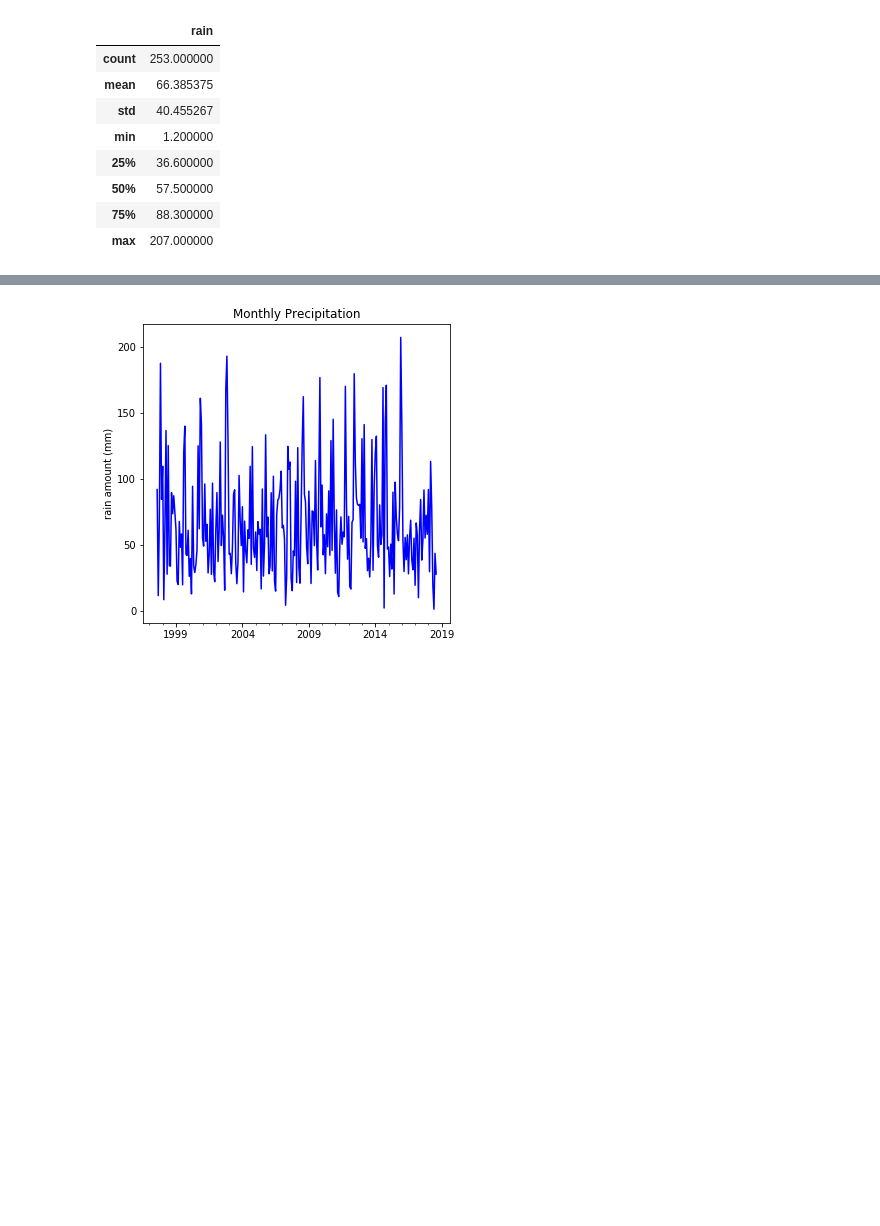
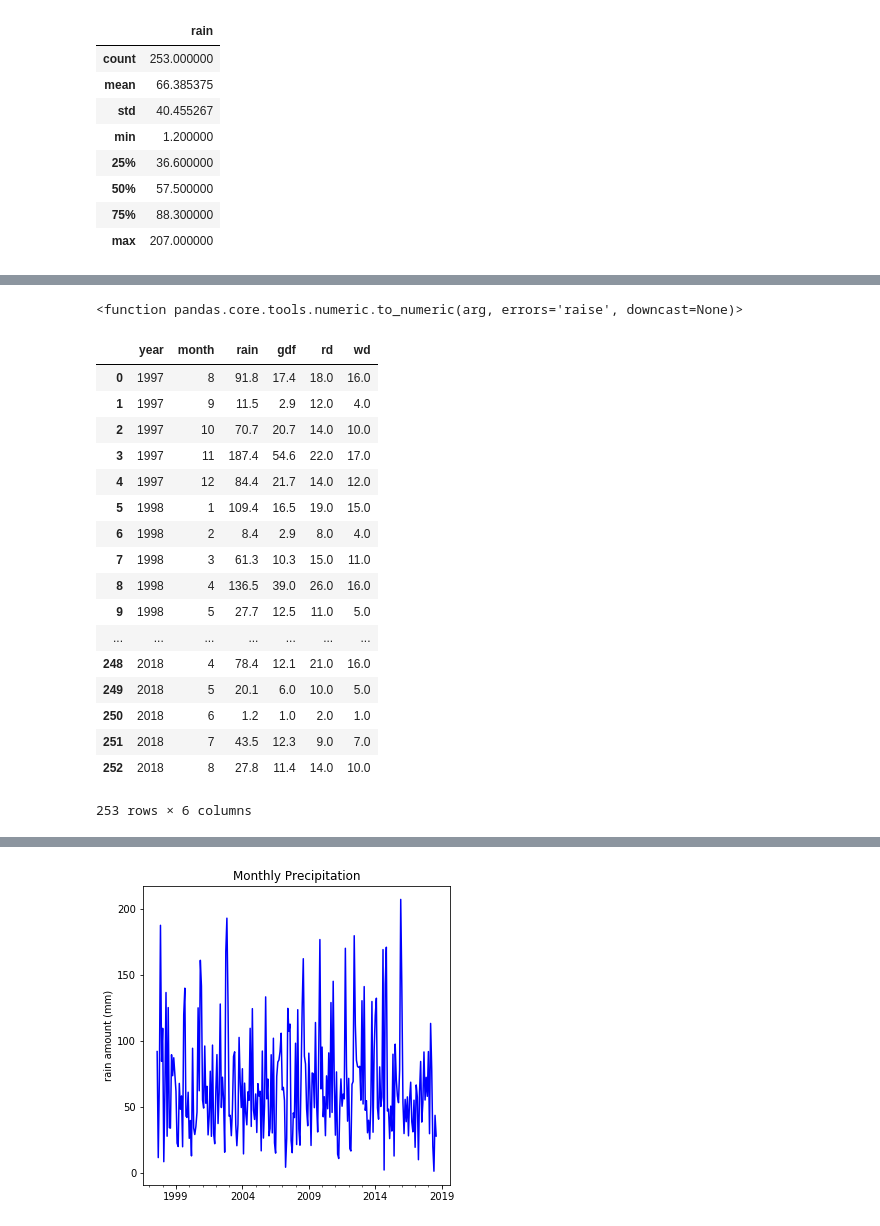
Before and after one commit to Aqua5lad/PDA-Dec-Project, a Jupyter notebook: PDA Project Dec 2018.ipynb, the cells around one changed output, grey strips where cells are left out. Drawn from its saved outputs; the diff is of its cells as text; code cells hidden in the pictures; blank space fills up the shorter version.

Commit message:
convert dtypes to read all descriptive statistics

```diff
--- a/PDA Project Dec 2018.ipynb
+++ b/PDA Project Dec 2018.ipynb
@@ -126,0 +127,27 @@ dtype: object
+# %%
+pd.to_numeric
+# %% [output]
+<function pandas.core.tools.numeric.to_numeric(arg, errors='raise', downcast=None)>
+# %%
+# note gdf,rd,wd are all objects. Convert them to float64.
+# ref (https://stackoverflow.com/questions/28277137/how-to-convert-datatypeobject-to-float64-in-python)
+df.infer_objects()
+# %% [output]
+|  | year | month | rain | gdf | rd | wd |
+| 0 | 1997 | 8 | 91.8 | 17.4 | 18.0 | 16.0 |
+| 1 | 1997 | 9 | 11.5 | 2.9 | 12.0 | 4.0 |
+| 2 | 1997 | 10 | 70.7 | 20.7 | 14.0 | 10.0 |
+| 3 | 1997 | 11 | 187.4 | 54.6 | 22.0 | 17.0 |
+| 4 | 1997 | 12 | 84.4 | 21.7 | 14.0 | 12.0 |
+| 5 | 1998 | 1 | 109.4 | 16.5 | 19.0 | 15.0 |
+| 6 | 1998 | 2 | 8.4 | 2.9 | 8.0 | 4.0 |
+| 7 | 1998 | 3 | 61.3 | 10.3 | 15.0 | 11.0 |
+| 8 | 1998 | 4 | 136.5 | 39.0 | 26.0 | 16.0 |
+| 9 | 1998 | 5 | 27.7 | 12.5 | 11.0 | 5.0 |
+| ... | ... | ... | ... | ... | ... | ... |
+| 248 | 2018 | 4 | 78.4 | 12.1 | 21.0 | 16.0 |
+| 249 | 2018 | 5 | 20.1 | 6.0 | 10.0 | 5.0 |
+| 250 | 2018 | 6 | 1.2 | 1.0 | 2.0 | 1.0 |
+| 251 | 2018 | 7 | 43.5 | 12.3 | 9.0 | 7.0 |
+| 252 | 2018 | 8 | 27.8 | 11.4 | 14.0 | 10.0 |
+253 rows × 6 columns
```
Also changed, not shown: parts of 11 cells of this notebook.
